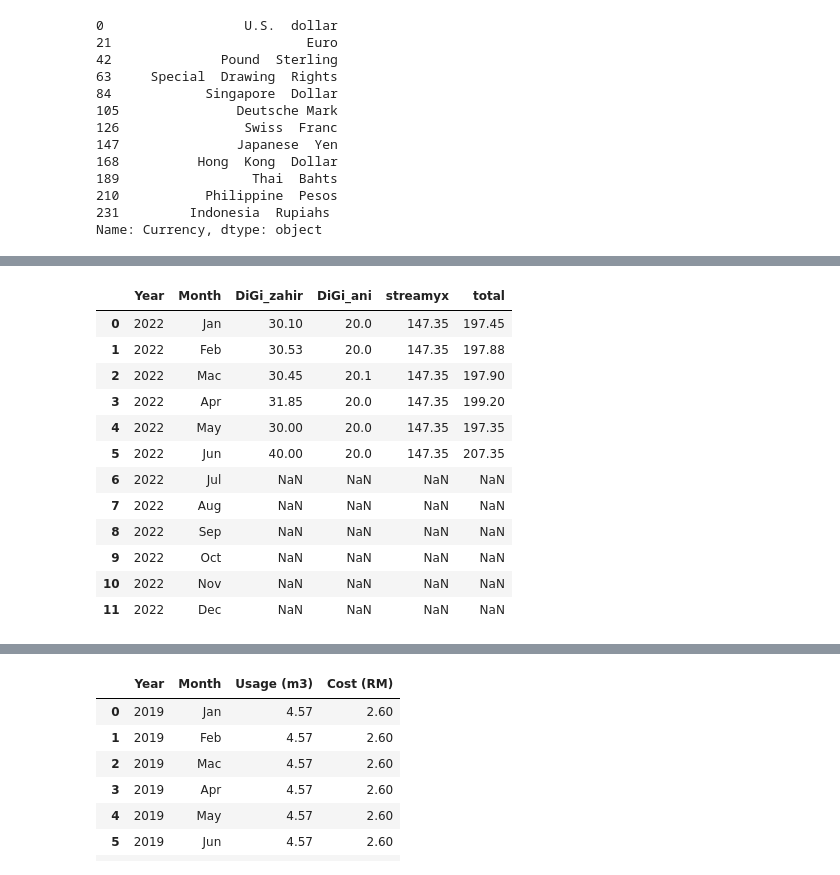
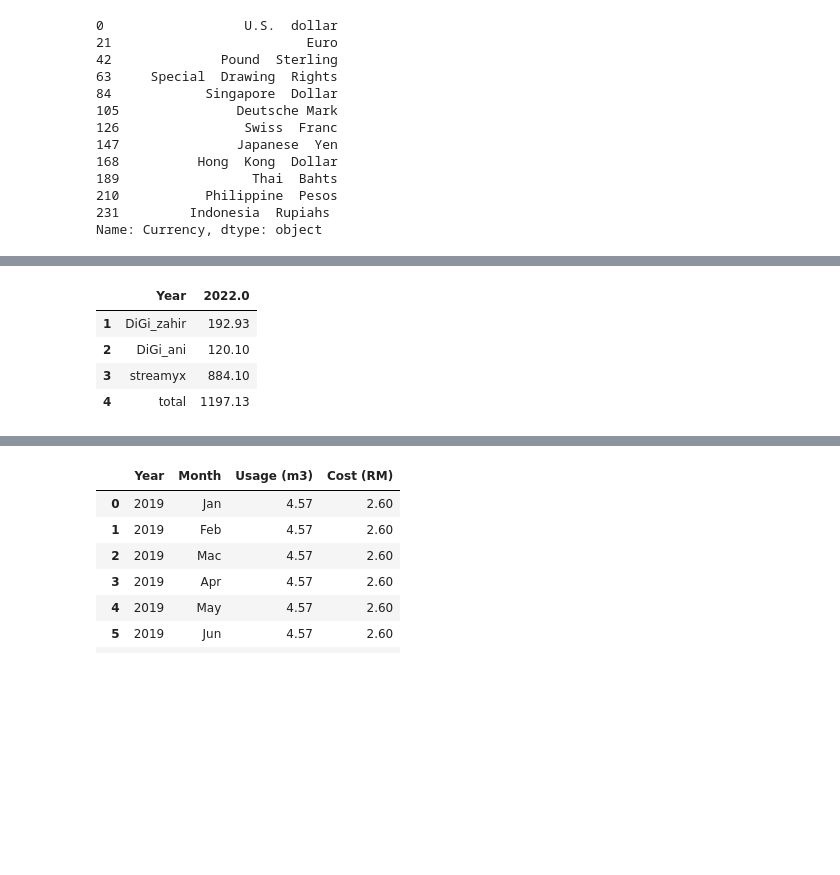
Before and after one commit to zzahir1978/my_dashboard, a Jupyter notebook: Dashboard_Notebook.ipynb, the cells around one changed output, grey strips where cells are left out. Saved outputs shown, nothing was run; the diff lists cells and outputs as text; code cells hidden in the pictures; blank space fills up the shorter version.

Commit message:
update telco dashboard

```diff
--- a/Dashboard_Notebook.ipynb
+++ b/Dashboard_Notebook.ipynb
@@ -654,24 +654,19 @@ fig.show()
 [interactive output not drawn]
 # %%
 df_telco = pd.read_csv('./data/telco.csv')
-#df_telco = df_telco.groupby('Year').sum().reset_index()
+df_telco = df_telco.groupby('Year').sum().reset_index()
 df_telco['total'] = df_telco['DiGi_zahir']+df_telco['DiGi_ani']+df_telco['streamyx']
 df_telco_2022 = df_telco.at[df_telco.index[0],'total']
+df_telco = df_telco.T.reset_index()
+df_telco.columns = df_telco.iloc[0]
+df_telco = df_telco.drop([df_telco.index[0]])
 df_telco
 # %% [output]
-|  | Year | Month | DiGi_zahir | DiGi_ani | streamyx | total |
-| 0 | 2022 | Jan | 30.10 | 20.0 | 147.35 | 197.45 |
-| 1 | 2022 | Feb | 30.53 | 20.0 | 147.35 | 197.88 |
-| 2 | 2022 | Mac | 30.45 | 20.1 | 147.35 | 197.90 |
-| 3 | 2022 | Apr | 31.85 | 20.0 | 147.35 | 199.20 |
-| 4 | 2022 | May | 30.00 | 20.0 | 147.35 | 197.35 |
-| 5 | 2022 | Jun | 40.00 | 20.0 | 147.35 | 207.35 |
-| 6 | 2022 | Jul | NaN | NaN | NaN | NaN |
-| 7 | 2022 | Aug | NaN | NaN | NaN | NaN |
-| 8 | 2022 | Sep | NaN | NaN | NaN | NaN |
-| 9 | 2022 | Oct | NaN | NaN | NaN | NaN |
-| 10 | 2022 | Nov | NaN | NaN | NaN | NaN |
-| 11 | 2022 | Dec | NaN | NaN | NaN | NaN |
+|  | Year | 2022.0 |
+| 1 | DiGi_zahir | 192.93 |
+| 2 | DiGi_ani | 120.10 |
+| 3 | streamyx | 884.10 |
+| 4 | total | 1197.13 |
 # %%
 df_e = df_e.groupby('Year').sum().reset_index()
 df_e = df_e[df_e.Year == 2022]
```
Also changed, not shown: parts of 2 cells of this notebook, 1 other file.
